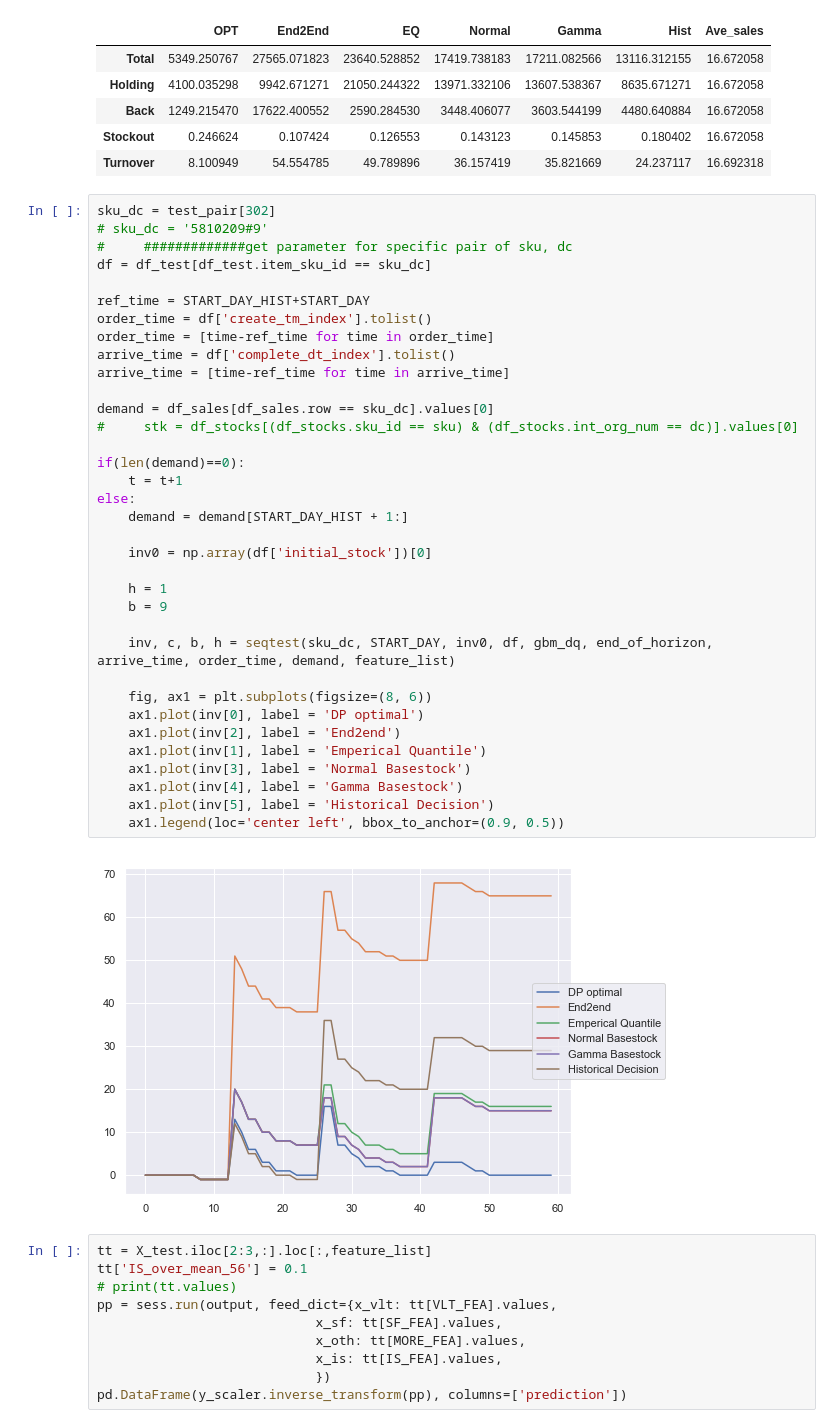
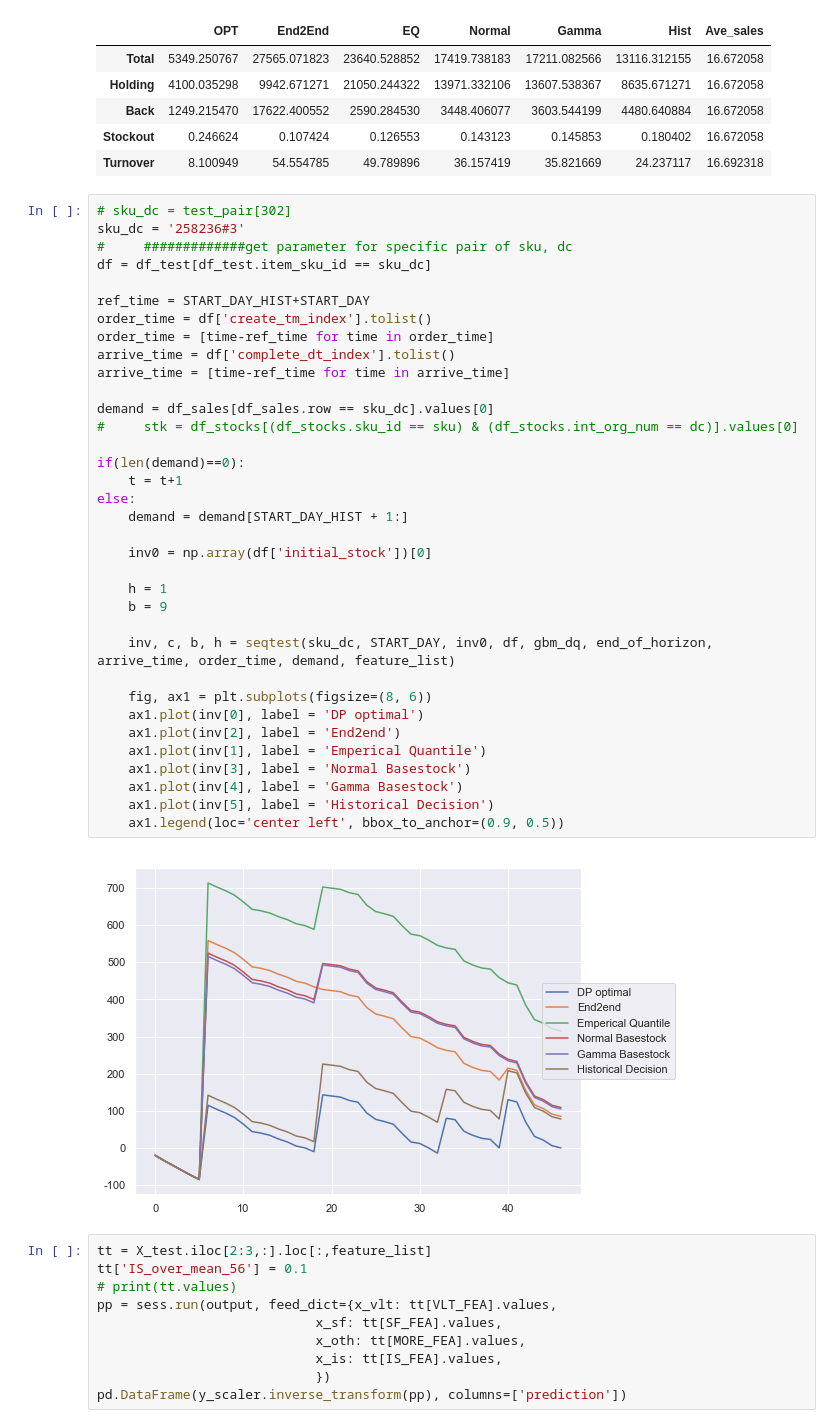
Before and after one commit to schemmy/e2e, a Jupyter notebook: construction/nn_v1.ipynb, the cells around one changed output. Cells and saved outputs as stored; diff of their text form.

```diff
--- a/construction/nn_v1.ipynb
+++ b/construction/nn_v1.ipynb
@@ -711,42 +711,42 @@ pd.DataFrame({'Total': df_cost[['OPT','End2End','EQ','Normal','Gamma','Hist','Av
 | Stockout | 0.246624 | 0.107424 | 0.126553 | 0.143123 | 0.145853 | 0.180402 | 16.672058 |
 | Turnover | 8.100949 | 54.554785 | 49.789896 | 36.157419 | 35.821669 | 24.237117 | 16.692318 |
 # %%
-sku_dc = test_pair[302]
-# sku_dc = '5810209#9'
+# sku_dc = test_pair[302]
+sku_dc = '258236#3'
 #     #############get parameter for specific pair of sku, dc
 df = df_test[df_test.item_sku_id == sku_dc]
 
 ref_time = START_DAY_HIST+START_DAY
 order_time = df['create_tm_index'].tolist()
 order_time = [time-ref_time for time in order_time]
 arrive_time = df['complete_dt_index'].tolist()
 arrive_time = [time-ref_time for time in arrive_time]
 
 demand = df_sales[df_sales.row == sku_dc].values[0]
 #     stk = df_stocks[(df_stocks.sku_id == sku) & (df_stocks.int_org_num == dc)].values[0]
 
 if(len(demand)==0):
     t = t+1
 else:
     demand = demand[START_DAY_HIST + 1:]
 
     inv0 = np.array(df['initial_stock'])[0]
 
     h = 1
     b = 9
 
     inv, c, b, h = seqtest(sku_dc, START_DAY, inv0, df, gbm_dq, end_of_horizon, arrive_time, order_time, demand, feature_list)
 
     fig, ax1 = plt.subplots(figsize=(8, 6))
     ax1.plot(inv[0], label = 'DP optimal')
     ax1.plot(inv[2], label = 'End2end')
     ax1.plot(inv[1], label = 'Emperical Quantile')
     ax1.plot(inv[3], label = 'Normal Basestock')
     ax1.plot(inv[4], label = 'Gamma Basestock')
     ax1.plot(inv[5], label = 'Historical Decision')
     ax1.legend(loc='center left', bbox_to_anchor=(0.9, 0.5))
 # %% [output]
-[figure, old version]
+[figure, new version]
 # %%
 tt = X_test.iloc[2:3,:].loc[:,feature_list]
 tt['IS_over_mean_56'] = 0.1
```
Also changed, not shown: 1 other file.
